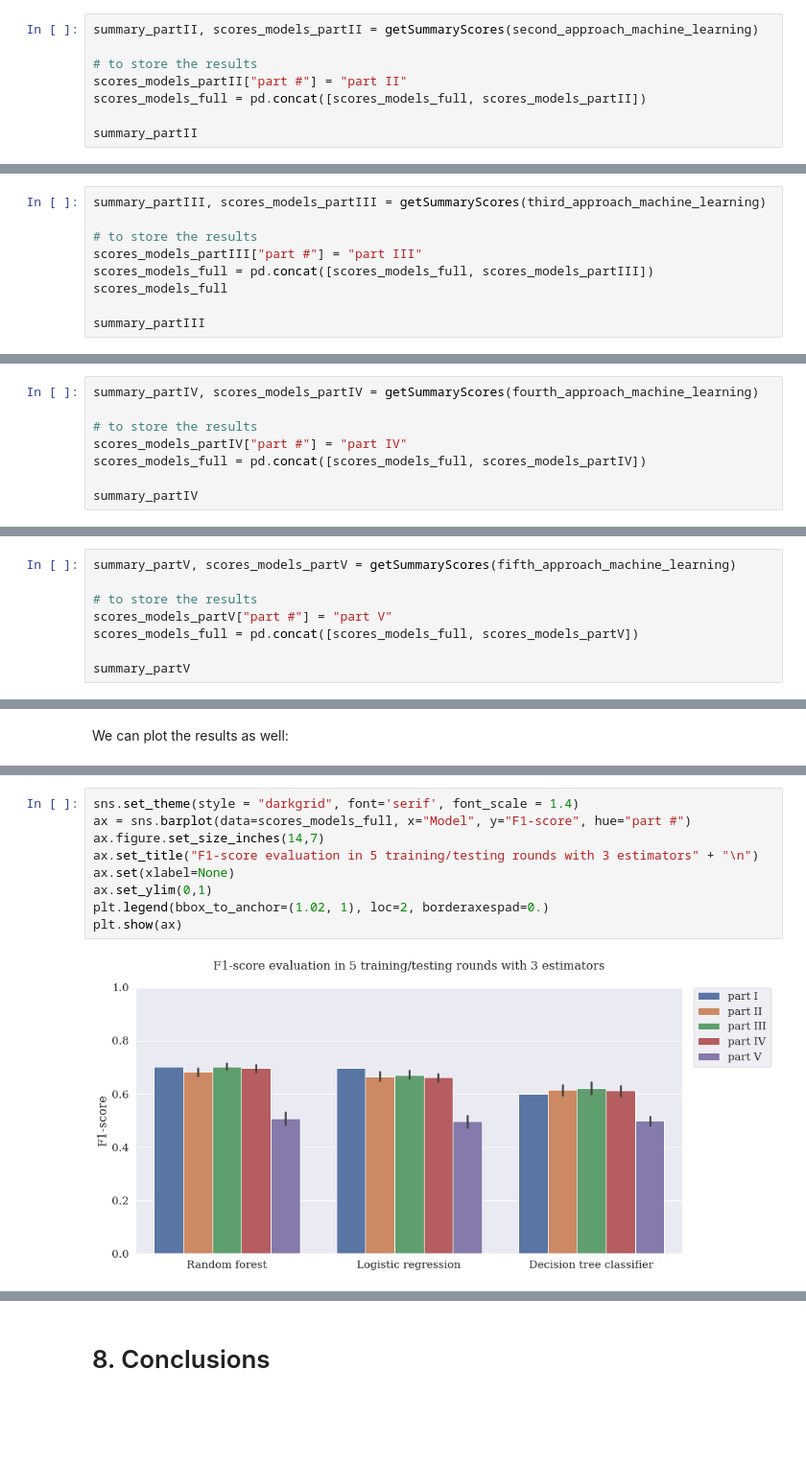
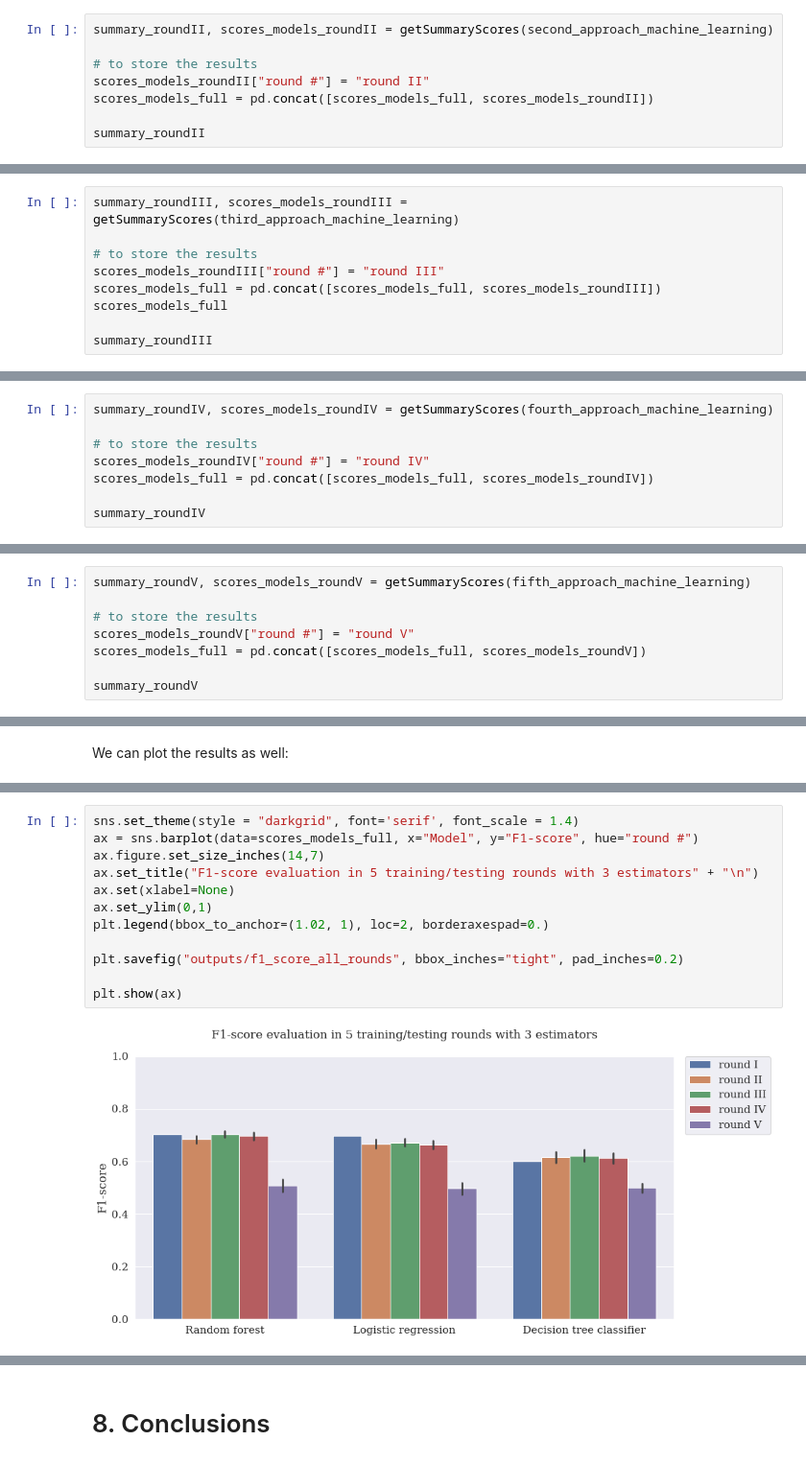
Before and after one commit to renato-favarin/covid_ICU_prediction_at_sirio_libanes, a Jupyter notebook: Renato_da_Nova_Favarin.ipynb, the cells around one changed output, grey strips where cells are left out. Shown at 96% size. Drawn from its saved outputs; the diff is of its cells as text; blank space fills up the shorter version.

```diff
--- a/Renato_da_Nova_Favarin.ipynb
+++ b/Renato_da_Nova_Favarin.ipynb
@@ -1627,11 +1626,11 @@ def getSummaryScores(data):
 # %%
-summary_partII, scores_models_partII = getSummaryScores(second_approach_machine_learning)
+summary_roundII, scores_models_roundII = getSummaryScores(second_approach_machine_learning)
 
 # to store the results
-scores_models_partII["part #"] = "part II"
-scores_models_full = pd.concat([scores_models_full, scores_models_partII])
+scores_models_roundII["round #"] = "round II"
+scores_models_full = pd.concat([scores_models_full, scores_models_roundII])
 
-summary_partII
+summary_roundII
 # %% [output]
 |  | Recall |  | F1-score |  |
 |  | mean | std | mean | std |
@@ -1778,14 +1777,14 @@ log_reg_clf = LogisticRegression(max_iter=10000, solver='lbfgs', C=1)
 # %% [markdown]
 We can see that there was an interesting increase in the performance of the 3 predictors after the change in the database (reduction in the number of columns).
 # %%
-summary_partIII, scores_models_partIII = getSummaryScores(third_approach_machine_learning)
+summary_roundIII, scores_models_roundIII = getSummaryScores(third_approach_machine_learning)
 
 # to store the results
-scores_models_partIII["part #"] = "part III"
-scores_models_full = pd.concat([scores_models_full, scores_models_partIII])
+scores_models_roundIII["round #"] = "round III"
+scores_models_full = pd.concat([scores_models_full, scores_models_roundIII])
 scores_models_full
 
-summary_partIII
+summary_roundIII
 # %% [output]
 |  | Recall |  | F1-score |  |
 |  | mean | std | mean | std |
@@ -1975,13 +1974,13 @@ We did not improve (and we ended up getting worse) in relation to the series stu
 
 That's life, that's data science. We don't always get the best result after yet another round of committed effort. The important thing is to continue to strive and focus on the best analysis within the time available.
 # %%
-summary_partIV, scores_models_partIV = getSummaryScores(fourth_approach_machine_learning)
+summary_roundIV, scores_models_roundIV = getSummaryScores(fourth_approach_machine_learning)
 
 # to store the results
-scores_models_partIV["part #"] = "part IV"
-scores_models_full = pd.concat([scores_models_full, scores_models_partIV])
+scores_models_roundIV["round #"] = "round IV"
+scores_models_full = pd.concat([scores_models_full, scores_models_roundIV])
 
-summary_partIV
+summary_roundIV
 # %% [output]
 |  | Recall |  | F1-score |  |
 |  | mean | std | mean | std |
@@ -2160,11 +2159,11 @@ log_reg_clf = LogisticRegression(max_iter=10000, solver='lbfgs', C=100)
 # %%
-summary_partV, scores_models_partV = getSummaryScores(fifth_approach_machine_learning)
+summary_roundV, scores_models_roundV = getSummaryScores(fifth_approach_machine_learning)
 
 # to store the results
-scores_models_partV["part #"] = "part V"
-scores_models_full = pd.concat([scores_models_full, scores_models_partV])
+scores_models_roundV["round #"] = "round V"
+scores_models_full = pd.concat([scores_models_full, scores_models_roundV])
 
-summary_partV
+summary_roundV
 # %% [output]
 |  | Recall |  | F1-score |  |
 |  | mean | std | mean | std |
@@ -2243,12 +2246,15 @@ plt.show(ax)
 # %%
 sns.set_theme(style = "darkgrid", font='serif', font_scale = 1.4)
-ax = sns.barplot(data=scores_models_full, x="Model", y="F1-score", hue="part #")
+ax = sns.barplot(data=scores_models_full, x="Model", y="F1-score", hue="round #")
 ax.figure.set_size_inches(14,7)
 ax.set_title("F1-score evaluation in 5 training/testing rounds with 3 estimators" + "\n")
 ax.set(xlabel=None)
 ax.set_ylim(0,1)
 plt.legend(bbox_to_anchor=(1.02, 1), loc=2, borderaxespad=0.)
+
+plt.savefig("outputs/f1_score_all_rounds", bbox_inches="tight", pad_inches=0.2)
+
 plt.show(ax)
 # %% [output]
-[figure, old version]
+[figure, new version]
 # %% [markdown]
```
Also changed, not shown: parts of 88 cells of this notebook, 1 other file.
